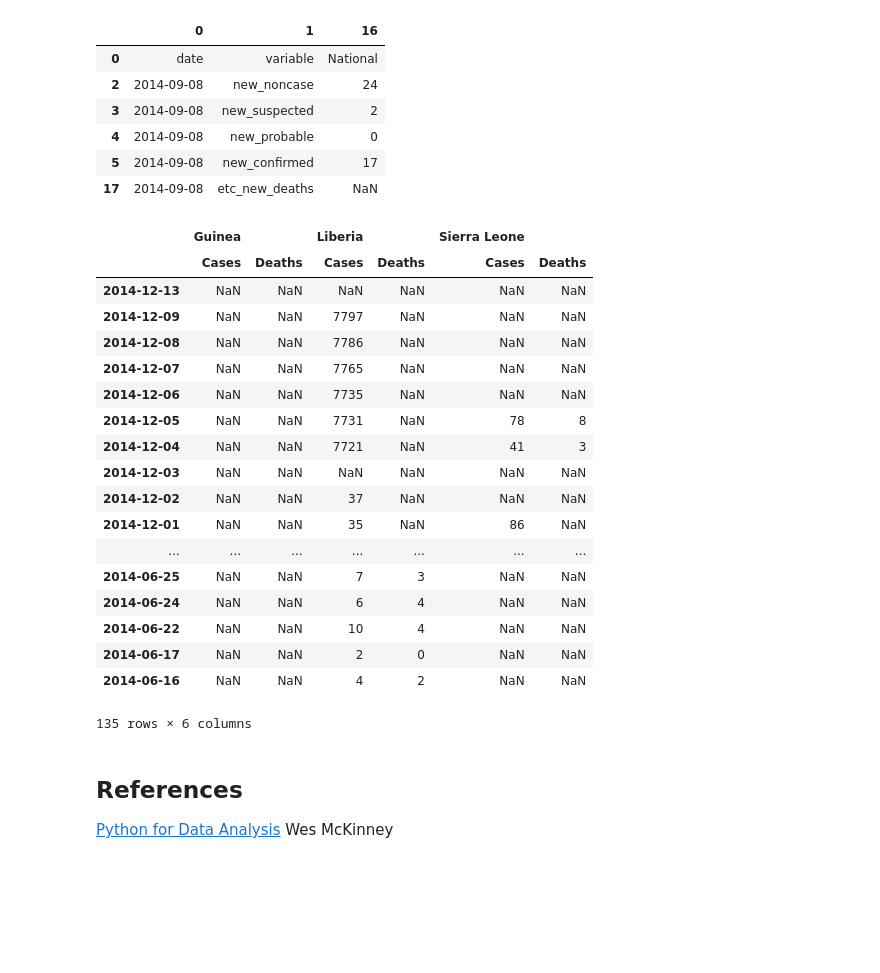
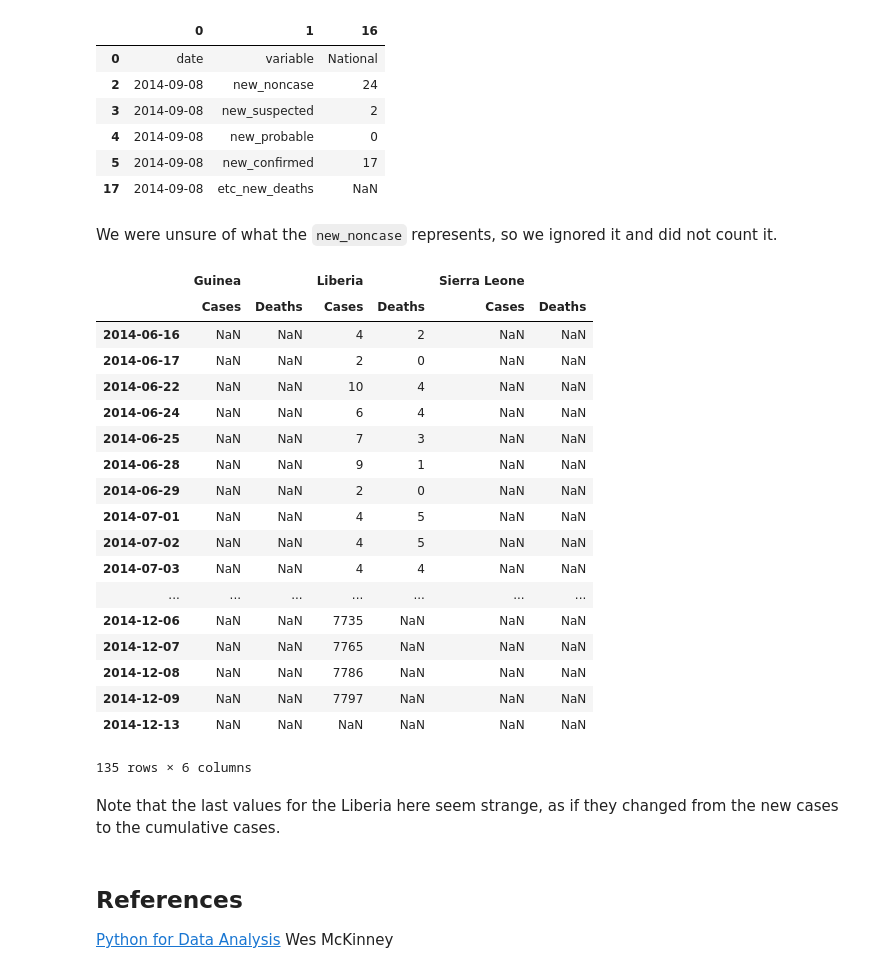
Before and after one commit to AgatheVkc/ada_homework, a Jupyter notebook: 02 - Intro to Pandas/Intro to Pandas.ipynb, the cells around one changed output. Cells and saved outputs as stored; diff of their text form; code cells hidden in the pictures; blank space fills up the shorter version.

Commit message:
Remove foo.txt and make the Ebola_data treatment clearer

```diff
--- a/02 - Intro to Pandas/Intro to Pandas.ipynb
+++ b/02 - Intro to Pandas/Intro to Pandas.ipynb
@@ -2488,49 +2488,53 @@ ebola_data_sl_test()
 | 4 | 2014-09-08 | new_probable | 0 |
 | 5 | 2014-09-08 | new_confirmed | 17 |
 | 17 | 2014-09-08 | etc_new_deaths | NaN |
+# %% [markdown]
+We were unsure of what the `new_noncase` represents, so we ignored it and did not count it.
 # %%
 # Gives an index linking the name into the index in the data file and the name of the country used for indexing
 country_index =[['guinea','Guinea'],['liberia','Liberia'],['sl','Sierra Leone']]
 
 
 ebola_frame = pd.DataFrame(columns = [['Guinea','Guinea','Liberia','Liberia','Sierra Leone','Sierra Leone'],['Cases','Deaths','Cases','Deaths','Cases','Deaths']])
 
 for country in country_index:
     path = "Data/ebola/"+country[0]+"_data/"
     allFiles = glob.glob(os.path.join(path,"*.csv"))
 
     for file_ in allFiles:
         ebola_data = pd.read_csv(file_, header = None)
         if(country[1] == 'Guinea'):
             ebola_data_guinea(ebola_frame,ebola_data)
         elif(country[1]=='Liberia'):
             ebola_data_liberia(ebola_frame,ebola_data)
         else:
             ebola_data_sl(ebola_frame,ebola_data)
 
 # Here, not sorting by the index will give us the values with few NaN first, because there would be a lot otherwise,
 # as the data for Guinea are quite small w.r.t the ones of Liberia and Sierra Leone.
-ebola_frame.sort_index(ascending=False)
+ebola_frame.sort_index(ascending=True)                                                                                   b
 # %% [output]
 |  | Guinea |  | Liberia |  | Sierra Leone |  |
 |  | Cases | Deaths | Cases | Deaths | Cases | Deaths |
+| 2014-06-16 | NaN | NaN | 4 | 2 | NaN | NaN |
+| 2014-06-17 | NaN | NaN | 2 | 0 | NaN | NaN |
+| 2014-06-22 | NaN | NaN | 10 | 4 | NaN | NaN |
+| 2014-06-24 | NaN | NaN | 6 | 4 | NaN | NaN |
+| 2014-06-25 | NaN | NaN | 7 | 3 | NaN | NaN |
+| 2014-06-28 | NaN | NaN | 9 | 1 | NaN | NaN |
+| 2014-06-29 | NaN | NaN | 2 | 0 | NaN | NaN |
+| 2014-07-01 | NaN | NaN | 4 | 5 | NaN | NaN |
+| 2014-07-02 | NaN | NaN | 4 | 5 | NaN | NaN |
+| 2014-07-03 | NaN | NaN | 4 | 4 | NaN | NaN |
+| ... | ... | ... | ... | ... | ... | ... |
+| 2014-12-06 | NaN | NaN | 7735 | NaN | NaN | NaN |
+| 2014-12-07 | NaN | NaN | 7765 | NaN | NaN | NaN |
+| 2014-12-08 | NaN | NaN | 7786 | NaN | NaN | NaN |
+| 2014-12-09 | NaN | NaN | 7797 | NaN | NaN | NaN |
 | 2014-12-13 | NaN | NaN | NaN | NaN | NaN | NaN |
-| 2014-12-09 | NaN | NaN | 7797 | NaN | NaN | NaN |
-| 2014-12-08 | NaN | NaN | 7786 | NaN | NaN | NaN |
-| 2014-12-07 | NaN | NaN | 7765 | NaN | NaN | NaN |
-| 2014-12-06 | NaN | NaN | 7735 | NaN | NaN | NaN |
-| 2014-12-05 | NaN | NaN | 7731 | NaN | 78 | 8 |
-| 2014-12-04 | NaN | NaN | 7721 | NaN | 41 | 3 |
-| 2014-12-03 | NaN | NaN | NaN | NaN | NaN | NaN |
-| 2014-12-02 | NaN | NaN | 37 | NaN | NaN | NaN |
-| 2014-12-01 | NaN | NaN | 35 | NaN | 86 | NaN |
-| ... | ... | ... | ... | ... | ... | ... |
-| 2014-06-25 | NaN | NaN | 7 | 3 | NaN | NaN |
-| 2014-06-24 | NaN | NaN | 6 | 4 | NaN | NaN |
-| 2014-06-22 | NaN | NaN | 10 | 4 | NaN | NaN |
-| 2014-06-17 | NaN | NaN | 2 | 0 | NaN | NaN |
-| 2014-06-16 | NaN | NaN | 4 | 2 | NaN | NaN |
 135 rows × 6 columns
+# %% [markdown]
+Note that the last values for the Liberia here seem strange, as if they changed from the new cases to the cumulative cases.
 # %% [markdown]
 ## References
 
```
Also changed, not shown: 1 other file.
